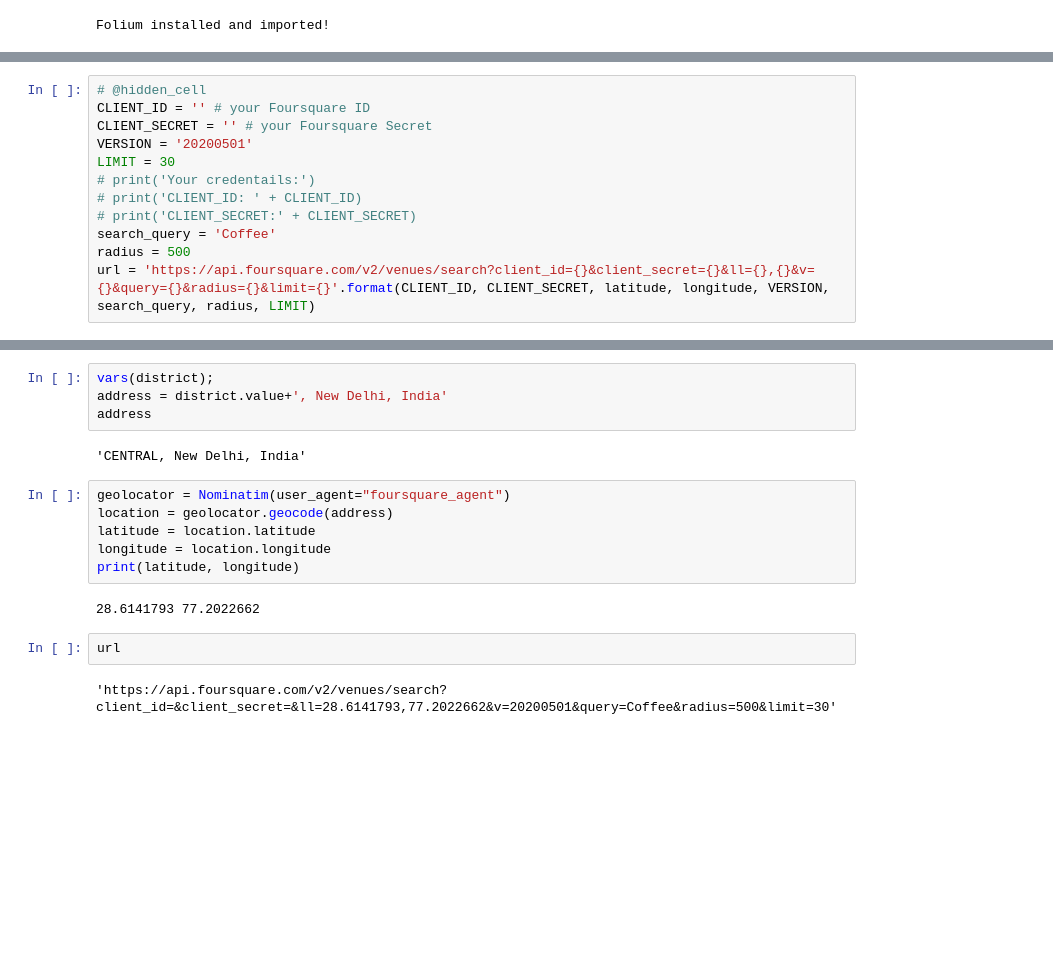
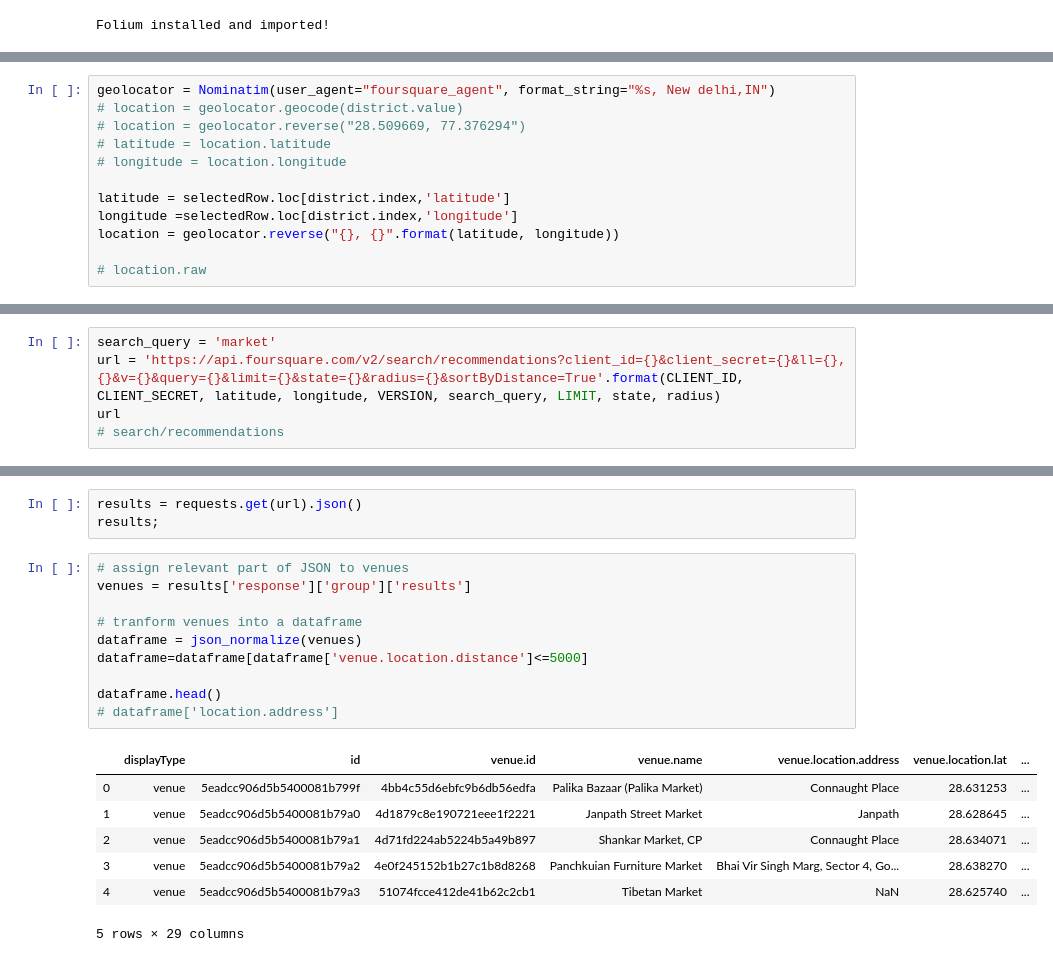
Before and after one commit to jjTudu/coffee, a Jupyter notebook: Search Coffee place.ipynb, the cells around one changed output, grey strips where cells are left out. Saved outputs shown, nothing was run; the diff lists cells and outputs as text; blank space fills up the shorter version.

```diff
--- a/Search Coffee place.ipynb
+++ b/Search Coffee place.ipynb
@@ -27,0 +105,12 @@ Folium installed and imported!
+# %%
+geolocator = Nominatim(user_agent="foursquare_agent", format_string="%s, New delhi,IN")
+# location = geolocator.geocode(district.value)
+# location = geolocator.reverse("28.509669, 77.376294")
+# latitude = location.latitude
+# longitude = location.longitude
+
+latitude = selectedRow.loc[district.index,'latitude']
+longitude =selectedRow.loc[district.index,'longitude']
+location = geolocator.reverse("{}, {}".format(latitude, longitude))
+
+# location.raw
@@ -28,12 +143,5 @@ Folium installed and imported!
 # %%
-# @hidden_cell
-CLIENT_ID = '' # your Foursquare ID
-CLIENT_SECRET = '' # your Foursquare Secret
-VERSION = '20200501'
-LIMIT = 30
-# print('Your credentails:')
-# print('CLIENT_ID: ' + CLIENT_ID)
-# print('CLIENT_SECRET:' + CLIENT_SECRET)
-search_query = 'Coffee'
-radius = 500
-url = 'https://api.foursquare.com/v2/venues/search?client_id={}&client_secret={}&ll={},{}&v={}&query={}&radius={}&limit={}'.format(CLIENT_ID, CLIENT_SECRET, latitude, longitude, VERSION, search_query, radius, LIMIT)
+search_query = 'market'
+url = 'https://api.foursquare.com/v2/search/recommendations?client_id={}&client_secret={}&ll={},{}&v={}&query={}&limit={}&state={}&radius={}&sortByDistance=True'.format(CLIENT_ID, CLIENT_SECRET, latitude, longitude, VERSION, search_query, LIMIT, state, radius)
+url
+# search/recommendations
@@ -92,18 +150,21 @@ Label(value='CENTRAL')
-# %%
-vars(district);
-address = district.value+', New Delhi, India'
-address
-# %% [output]
-'CENTRAL, New Delhi, India'
-# %%
-geolocator = Nominatim(user_agent="foursquare_agent")
-location = geolocator.geocode(address)
-latitude = location.latitude
-longitude = location.longitude
-print(latitude, longitude)
-# %% [output]
-28.6141793 77.2022662
-# %%
-url
-# %% [output]
-'https://api.foursquare.com/v2/venues/search?client_id=&client_secret=&ll=28.6141793,77.2022662&v=20200501&query=Coffee&radius=500&limit=30'
+# %%
+results = requests.get(url).json()
+results;
+# %%
+# assign relevant part of JSON to venues
+venues = results['response']['group']['results']
+
+# tranform venues into a dataframe
+dataframe = json_normalize(venues)
+dataframe=dataframe[dataframe['venue.location.distance']<=5000]
+
+dataframe.head()
+# dataframe['location.address']
+# %% [output]
+|  | displayType | id | venue.id | venue.name | venue.location.address | venue.location.lat | ... |
+| 0 | venue | 5eadcc906d5b5400081b799f | 4bb4c55d6ebfc9b6db56edfa | Palika Bazaar (Palika Market) | Connaught Place | 28.631253 | ... |
+| 1 | venue | 5eadcc906d5b5400081b79a0 | 4d1879c8e190721eee1f2221 | Janpath Street Market | Janpath | 28.628645 | ... |
+| 2 | venue | 5eadcc906d5b5400081b79a1 | 4d71fd224ab5224b5a49b897 | Shankar Market, CP | Connaught Place | 28.634071 | ... |
+| 3 | venue | 5eadcc906d5b5400081b79a2 | 4e0f245152b1b27c1b8d8268 | Panchkuian Furniture Market | Bhai Vir Singh Marg, Sector 4, Go... | 28.638270 | ... |
+| 4 | venue | 5eadcc906d5b5400081b79a3 | 51074fcce412de41b62c2cb1 | Tibetan Market | NaN | 28.625740 | ... |
+5 rows × 29 columns
```
Also changed, not shown: parts of 13 cells of this notebook, 5 other files.
